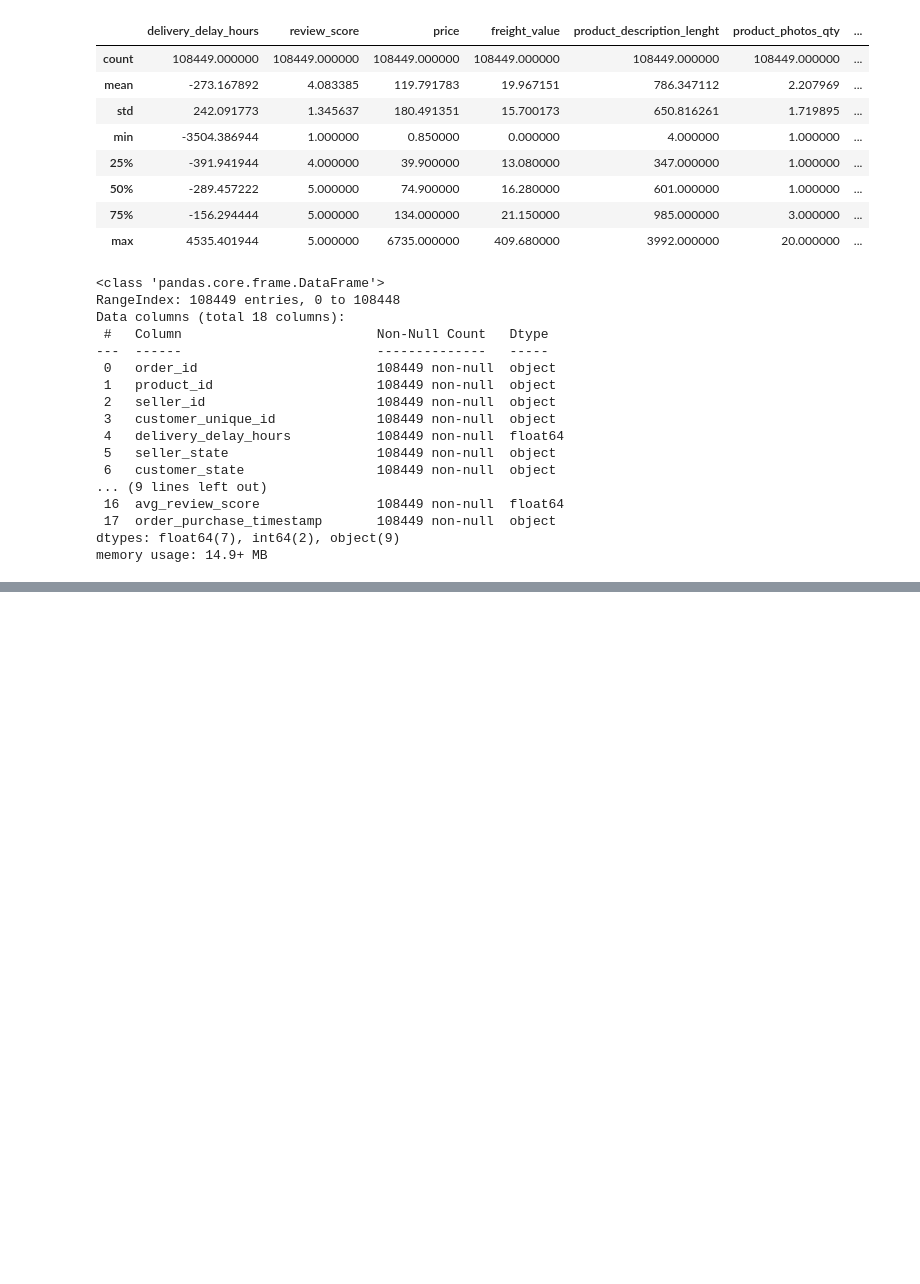
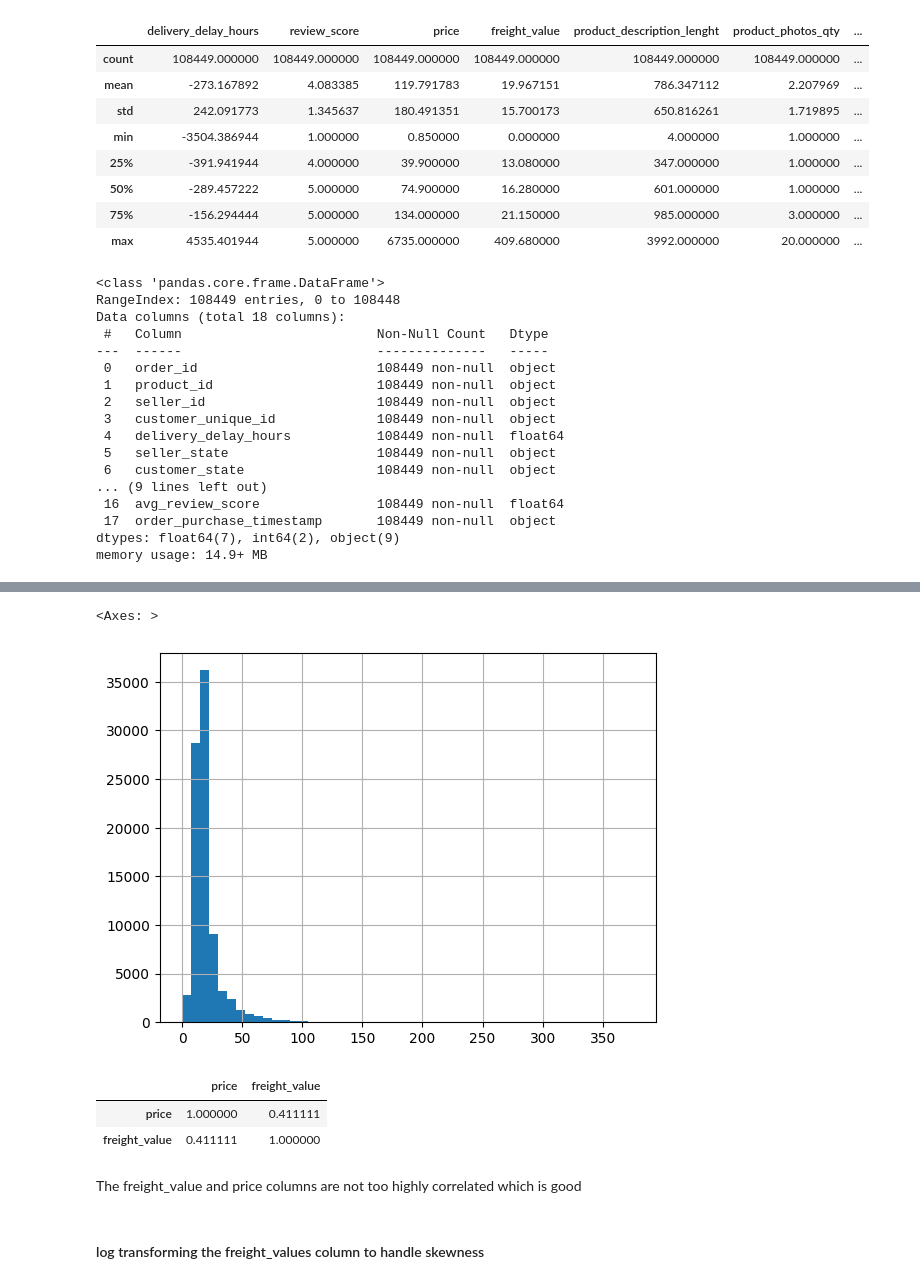
Before and after one commit to Dipanshu-Kubde/Dynamic-Price-Optimization-for-Ecommerce, a Jupyter notebook: ml/preprocessing.ipynb, the cells around one changed output, grey strips where cells are left out. Drawn from its saved outputs; the diff is of its cells as text; code cells hidden in the pictures; blank space fills up the shorter version.

```diff
--- a/ml/preprocessing.ipynb
+++ b/ml/preprocessing.ipynb
@@ -197,0 +215,27 @@ memory usage: 133.0 bytes
+# %%
+# Compute quantiles
+q25 = X_train['delivery_delay_hours'].quantile(0.25)
+q50 = X_train['delivery_delay_hours'].quantile(0.50)
+q75 = X_train['delivery_delay_hours'].quantile(0.75)
+q95 = X_train['delivery_delay_hours'].quantile(0.95)
+
+# Function with fixed ±3 days window for "On Time"
+def categorize_delay(x):
+    if -72 <= x <= 72:  # strictly define "On Time"
+        return 'On Time'
+    elif x <= q25:
+        return 'Very Early'
+    elif q25 < x <= q50:
+        return 'Early'
+    elif q50 < x <= q75:
+        return 'Early'
+    elif q75 < x <= q95:
+        return 'Late'
+    else:
+        return 'Very Late'
+
+# Apply function
+X_train['delay_category'] = X_train['delivery_delay_hours'].apply(categorize_delay)
+
+# Check results
+print(X_train['delay_category'].value_counts())
@@ -197,0 +250,3 @@ memory usage: 133.0 bytes
+# %%
+#dropping original delivery_delay_hours
+X_train.drop(['delivery_delay_hours'],axis = 1, inplace = True)
@@ -197,0 +320,19 @@ memory usage: 133.0 bytes
+# %%
+X_train['freight_value'].hist(bins=50)
+# %% [output]
+<Axes: >
+[figure, added]
+# %%
+# Combine X_train and y_train to compute correlation
+train_corr_df = X_train.copy()
+train_corr_df['price'] = y_train
+
+train_corr_df[['price', 'freight_value']].corr()
+# %% [output]
+|  | price | freight_value |
+| price | 1.000000 | 0.411111 |
+| freight_value | 0.411111 | 1.000000 |
+# %% [markdown]
+The freight_value and price columns are not too highly correlated which is good
+# %% [markdown]
+#### log transforming the freight_values column to handle skewness
```
Also changed, not shown: parts of 133 cells of this notebook, 2 other files.
